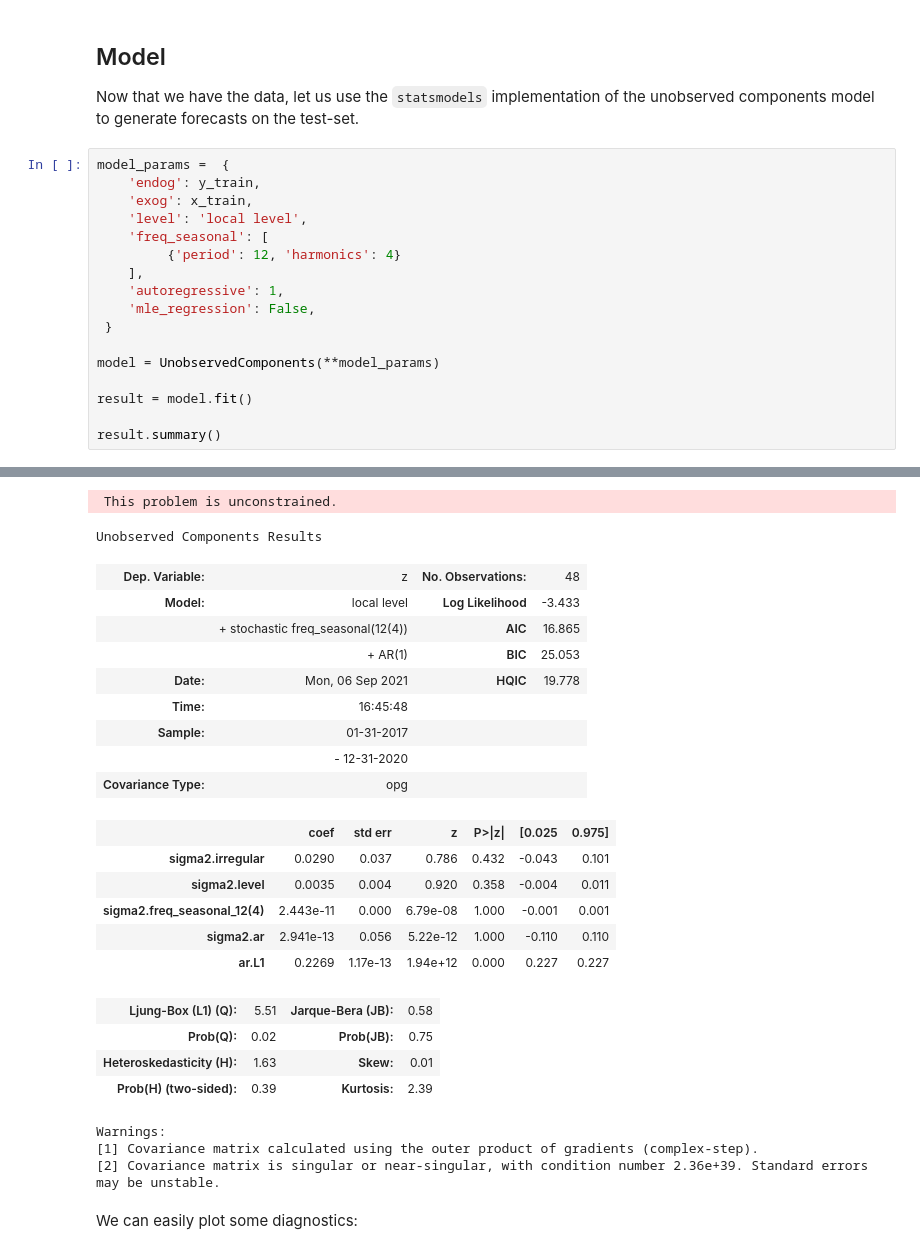
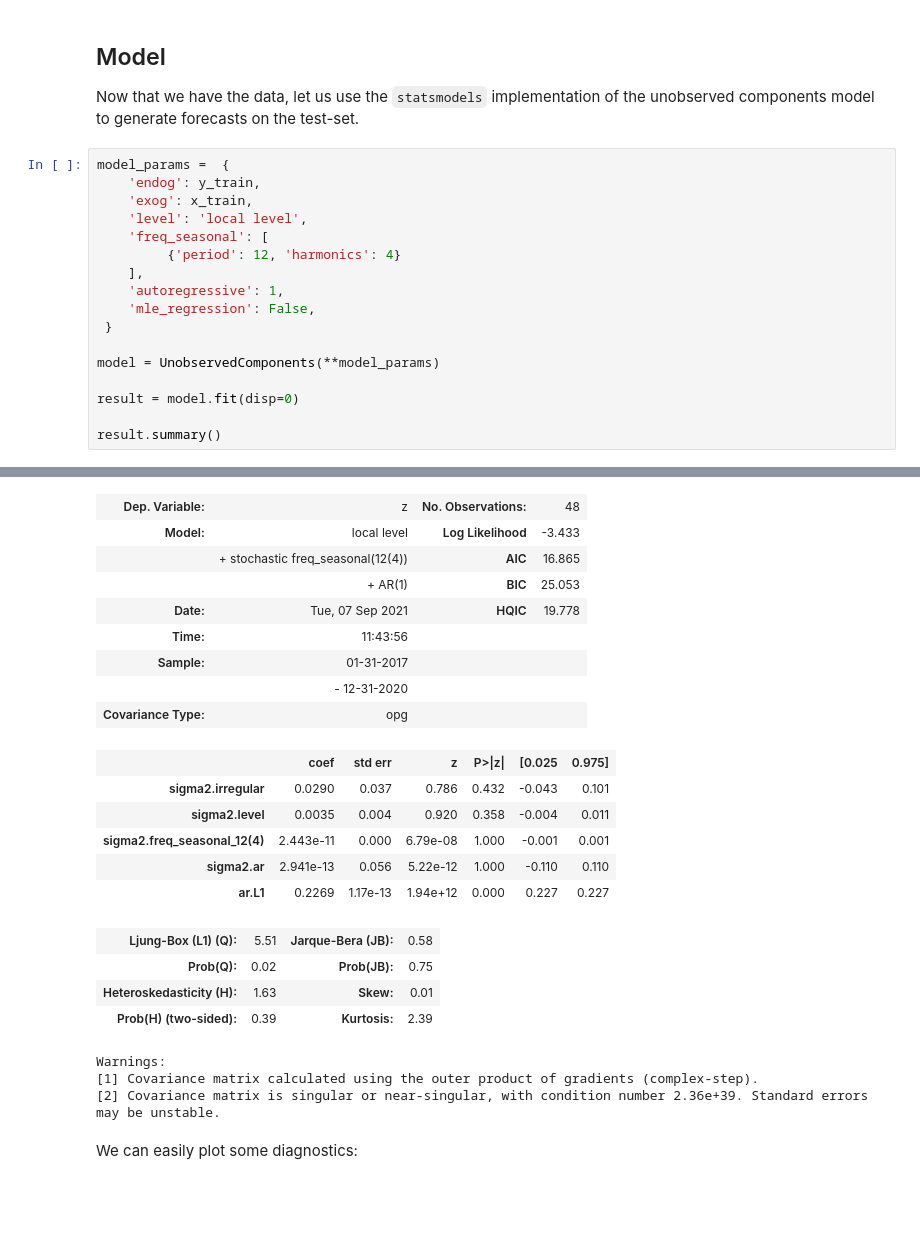
Before and after one commit to juanitorduz/btsa, a Jupyter notebook: python/intro_forecasting/unobserved_components.ipynb, the cells around one changed output, grey strips where cells are left out. Saved outputs shown, nothing was run; the diff lists cells and outputs as text; blank space fills up the shorter version.

```diff
--- a/python/intro_forecasting/unobserved_components.ipynb
+++ b/python/intro_forecasting/unobserved_components.ipynb
@@ -306,7 +309,7 @@ model_params =  {
 
 model = UnobservedComponents(**model_params)
 
-result = model.fit()
+result = model.fit(disp=0)
 
 result.summary()
 # %% [output]
@@ -330,11 +317,9 @@ CONVERGENCE: REL_REDUCTION_OF_F_<=_FACTR*EPSMCH
- This problem is unconstrained.
-Unobserved Components Results
 | Dep. Variable: | z | No. Observations: | 48 |
 | Model: | local level | Log Likelihood | -3.433 |
 |  | + stochastic freq_seasonal(12(4)) | AIC | 16.865 |
 |  | + AR(1) | BIC | 25.053 |
-| Date: | Mon, 06 Sep 2021 | HQIC | 19.778 |
-| Time: | 16:45:48 |  |  |
+| Date: | Tue, 07 Sep 2021 | HQIC | 19.778 |
+| Time: | 11:43:56 |  |  |
 | Sample: | 01-31-2017 |  |  |
 |  | - 12-31-2020 |  |  |
 | Covariance Type: | opg |  |  |
@@ -348,9 +333,9 @@ Unobserved Components Results
 | Prob(Q): | 0.02 | Prob(JB): | 0.75 |
 | Heteroskedasticity (H): | 1.63 | Skew: | 0.01 |
 | Prob(H) (two-sided): | 0.39 | Kurtosis: | 2.39 |
-Warnings:
-[1] Covariance matrix calculated using the outer product of gradients (complex-step).
-[2] Covariance matrix is singular or near-singular, with condition number 2.36e+39. Standard errors may be unstable.
+Warnings:
+[1] Covariance matrix calculated using the outer product of gradients (complex-step).
+[2] Covariance matrix is singular or near-singular, with condition number 2.36e+39. Standard errors may be unstable.
 # %% [markdown]
 We can easily plot some diagnostics:
 # %%
```
Also changed, not shown: parts of 7 cells of this notebook.
